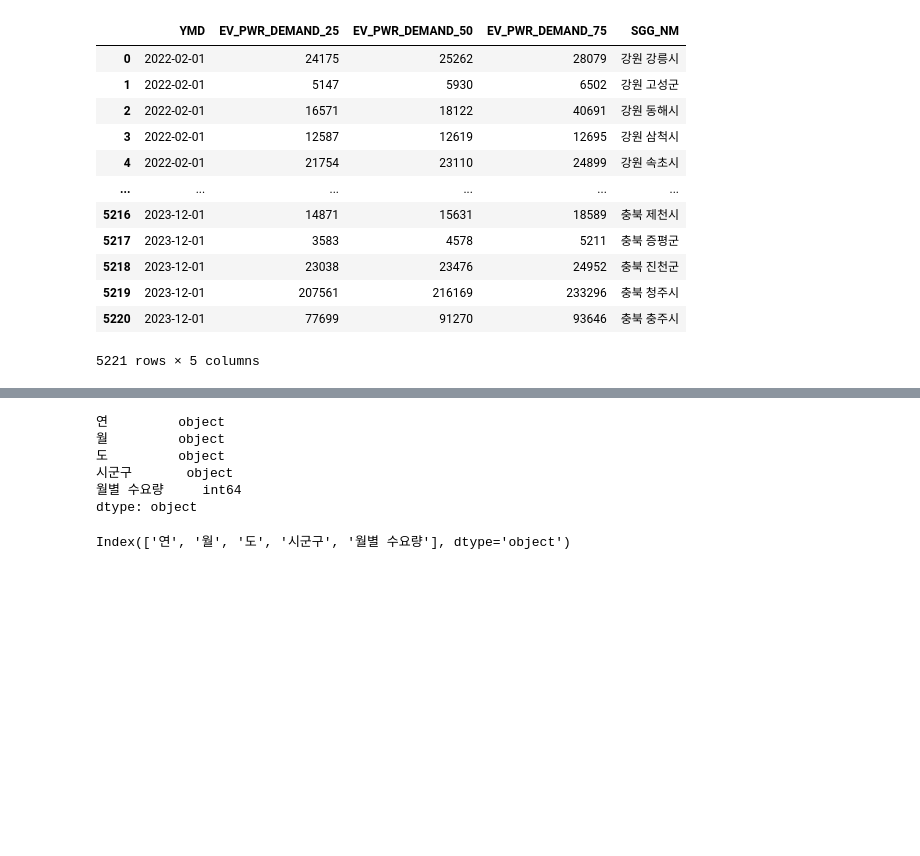
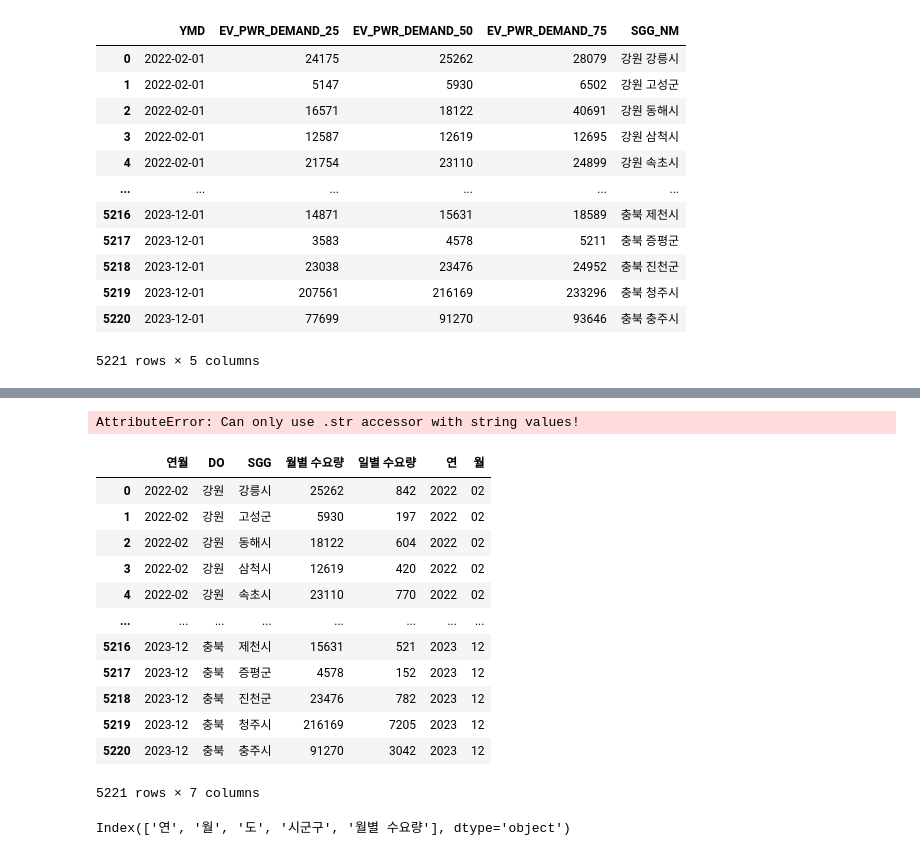
Before and after one commit to cw3714/DE31_1st_mini_project, a Jupyter notebook: 2chung1/mini_1.ipynb, the cells around one changed output, grey strips where cells are left out. Cells and saved outputs as stored; diff of their text form; code cells hidden in the pictures; blank space fills up the shorter version.

```diff
--- a/2chung1/mini_1.ipynb
+++ b/2chung1/mini_1.ipynb
@@ -470,0 +473,2 @@ pre_charge
+# %%
+pre_charge['YMD'] = pd.to_datetime(pre_charge['YMD']).dt.strftime('%Y-%m')
@@ -482,6 +490,8 @@ pre_charge['일별 수요량'] = pre_charge['예측 수요량'].apply(lambda x :
 pre_charge.rename(columns={'YMD' : '연월', '예측 수요량' : '월별 수요량'},inplace = True)
 # %%
 pre_charge['연월'] = pre_charge['연월'].str.replace('-01','')
+# %% [output]
+AttributeError: Can only use .str accessor with string values!
 # %%
 pre_charge = pre_charge[['연월','DO','SGG','월별 수요량','일별 수요량']]
 # %%
@@ -489,3 +499,19 @@ pre_charge[['연','월']] = pre_charge['연월'].apply(lambda x : pd.Series(x.sp
+# %%
+pre_charge
+# %% [output]
+|  | 연월 | DO | SGG | 월별 수요량 | 일별 수요량 | 연 | 월 |
+| 0 | 2022-02 | 강원 | 강릉시 | 25262 | 842 | 2022 | 02 |
+| 1 | 2022-02 | 강원 | 고성군 | 5930 | 197 | 2022 | 02 |
+| 2 | 2022-02 | 강원 | 동해시 | 18122 | 604 | 2022 | 02 |
+| 3 | 2022-02 | 강원 | 삼척시 | 12619 | 420 | 2022 | 02 |
+| 4 | 2022-02 | 강원 | 속초시 | 23110 | 770 | 2022 | 02 |
+| ... | ... | ... | ... | ... | ... | ... | ... |
+| 5216 | 2023-12 | 충북 | 제천시 | 15631 | 521 | 2023 | 12 |
+| 5217 | 2023-12 | 충북 | 증평군 | 4578 | 152 | 2023 | 12 |
+| 5218 | 2023-12 | 충북 | 진천군 | 23476 | 782 | 2023 | 12 |
+| 5219 | 2023-12 | 충북 | 청주시 | 216169 | 7205 | 2023 | 12 |
+| 5220 | 2023-12 | 충북 | 충주시 | 91270 | 3042 | 2023 | 12 |
+5221 rows × 7 columns
 # %%
 pre_charge = pre_charge[['연','월','DO','SGG','월별 수요량','일별 수요량','연월']]
 # %%
@@ -495,9 +520,0 @@ pre_charge.drop('연월', axis = 1, inplace = True)
-# %%
-pre_charge.dtypes
-# %% [output]
-연         object
-월         object
-도         object
-시군구       object
-월별 수요량     int64
-dtype: object
```
Also changed, not shown: parts of 57 cells of this notebook, 2 other files.
